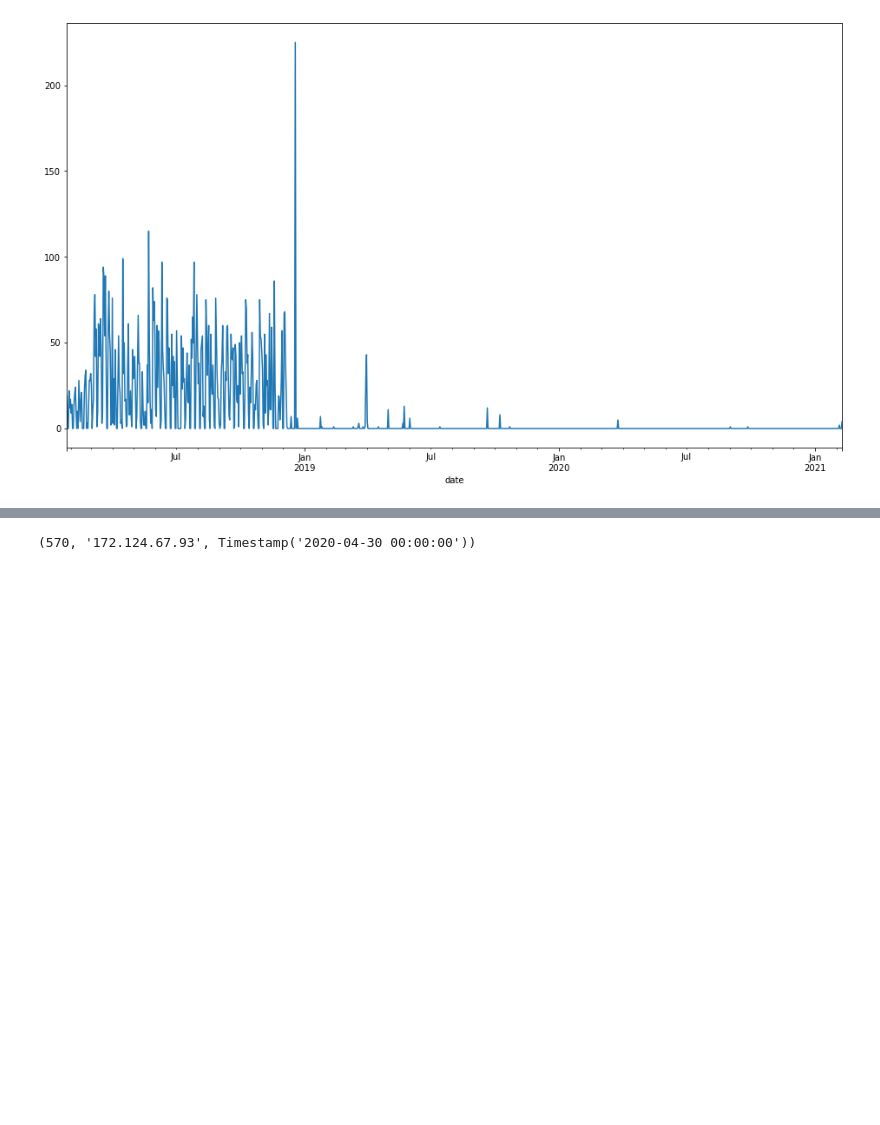
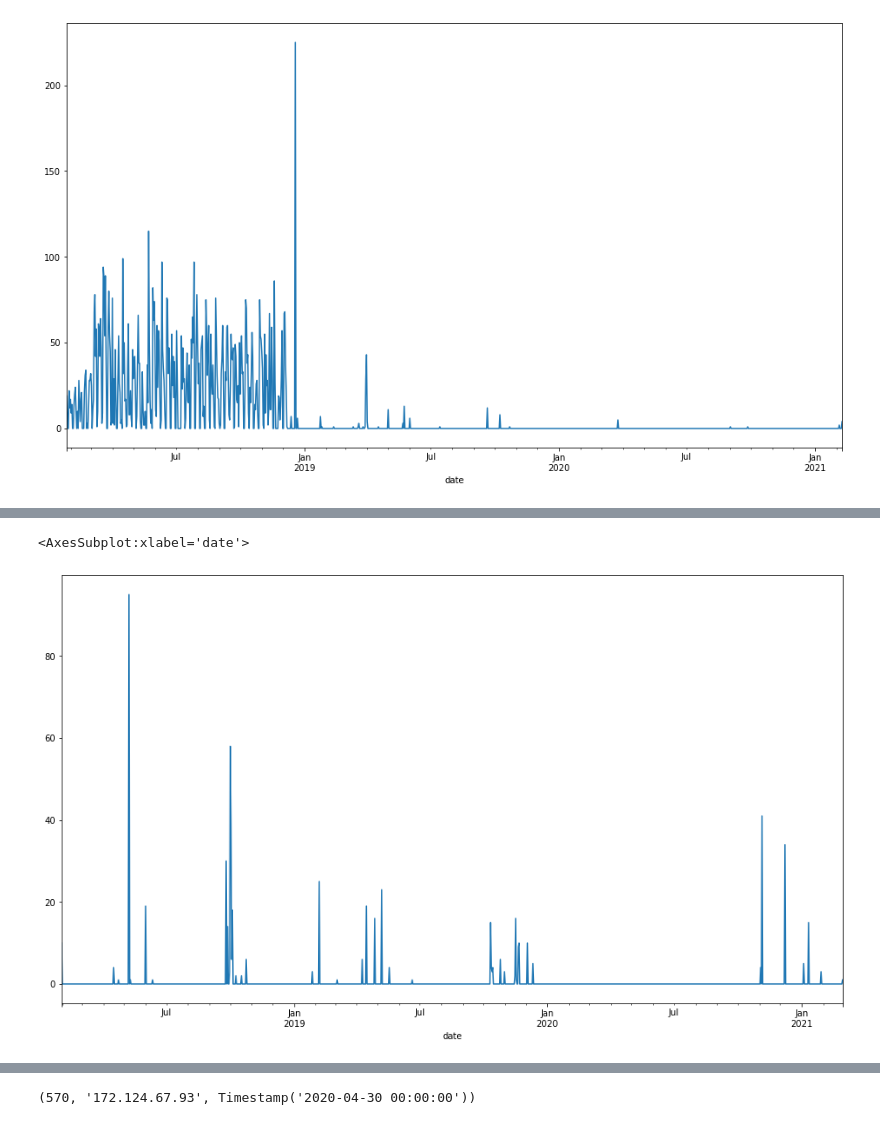
Before and after one commit to dashbringhurst/anomaly-detection-project, a Jupyter notebook: first_draft.ipynb, the cells around one changed output, grey strips where cells are left out. Drawn from its saved outputs; the diff is of its cells as text; code cells hidden in the pictures; blank space fills up the shorter version.

```diff
--- a/first_draft.ipynb
+++ b/first_draft.ipynb
@@ -141,0 +433,5 @@ df[df.cohort_id==1].path.resample('d').count().plot(figsize=[16,9])
+# %%
+df[df.cohort_id==7].path.resample('d').count().plot(figsize=[16,9])
+# %% [output]
+<AxesSubplot:xlabel='date'>
+[figure, added]
```
Also changed, not shown: parts of 86 cells of this notebook.
